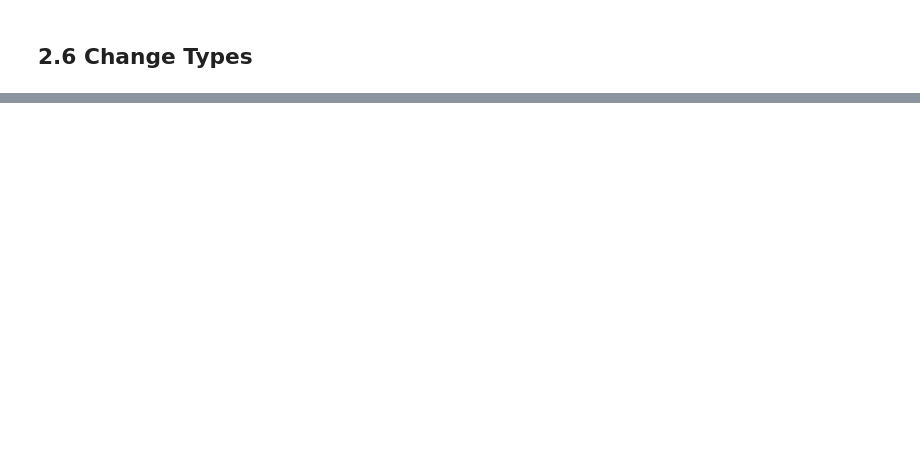
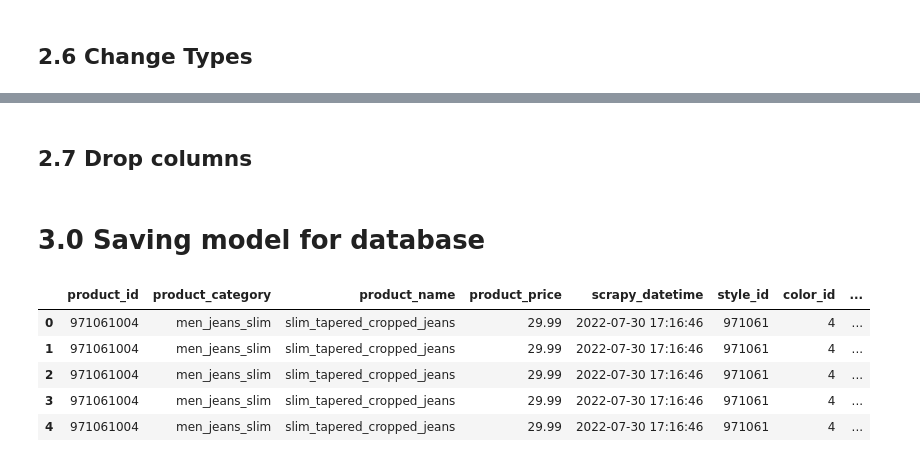
Before and after one commit to SamuelOliveirads/webscraping_jeans, a Jupyter notebook: m02_Webscraping_Jeans.ipynb, the cells around one changed output, grey strips where cells are left out. Drawn from its saved outputs; the diff is of its cells as text; code cells hidden in the pictures; blank space fills up the shorter version.

```diff
--- a/m02_Webscraping_Jeans.ipynb
+++ b/m02_Webscraping_Jeans.ipynb
@@ -360,12 +370,18 @@ dtype: int64
 # %% [markdown]
 ## 2.5 Cleaning Data
 # %%
+# drop duplicates
+data1 = data1.drop_duplicates()
+
 # product_name - undercase and removing special characters
 data1['product_name'] = data1['product_name'].apply(lambda x: x.replace(' ', '_').replace('®', '').lower())
 
 # price - removing "$"
 data1['product_price'] = data1['product_price'].apply(lambda x: x.replace('$ ', ''))
 
+# color_name - undercase and removing space
+data1['color_name'] = data1['color_name'].apply(lambda x: x.replace(' ', '_').replace('/', '_').lower())
+
 # fit - undercase and removing space
 data1['fit'] = data1['fit'].apply(lambda x: x.replace(' ', '_').lower())
 # %%
@@ -376,6 +392,9 @@ data1 = data1[~data1['composition'].str.contains('Shell', na=False)]
 data1 = data1[~data1['composition'].str.contains('Pocket lining', na=False)]
 data1 = data1[~data1['composition'].str.contains('Pocket', na=False)]
 data1 = data1[~data1['composition'].str.contains('Lining', na=False)]
+
+# reset index
+data1 = data1.reset_index(drop=True)
 
 # break composition by comma
 dfaux = data1['composition'].str.split(',', expand=True)
@@ -418,9 +437,9 @@ df_ref.dropna(axis=0, how='all', inplace=True)
 data1 = pd.concat([data1, df_ref], axis=1)
 
 # format composition data
-data1['cotton'] = data1['cotton'].apply(lambda x: re.search('\d+', x).group(0) if pd.notnull(x) else x)
-data1['spandex'] = data1['spandex'].apply(lambda x: re.search('\d+', x).group(0) if pd.notnull(x) else x)
-data1['polyester'] = data1['polyester'].apply(lambda x: re.search('\d+', x).group(0) if pd.notnull(x) else x)
+data1['cotton'] = data1['cotton'].apply(lambda x: int(re.search('\d+', x).group(0))/100 if pd.notnull(x) else x)
+data1['spandex'] = data1['spandex'].apply(lambda x: int(re.search('\d+', x).group(0))/100 if pd.notnull(x) else x)
+data1['polyester'] = data1['polyester'].apply(lambda x: int(re.search('\d+', x).group(0))/100 if pd.notnull(x) else x)
 
 # cleaning NA in polyester
 data1['polyester'].fillna(0, inplace=True)
@@ -473,13 +493,13 @@ data1['style_id'] = data1['style_id'].astype('int64')
 data1['color_id'] = data1['color_id'].astype('int64')
 
 # cotton
-data1['cotton'] = data1['cotton'].astype('int64')
+data1['cotton'] = data1['cotton'].astype('float64')
 
 # spandex
-data1['spandex'] = data1['spandex'].astype('int64')
+data1['spandex'] = data1['spandex'].astype('float64')
 
 # polyester
-data1['polyester'] = data1['polyester'].astype('int64')
+data1['polyester'] = data1['polyester'].astype('float64')
 # %%
 # check result
 data1.dtypes
@@ -504 +525,20 @@ polyester                    int64
 dtype: object
+# %% [markdown]
+## 2.7 Drop columns
+# %%
+# drop composition
+data1.drop(columns='composition', inplace=True)
+# %% [markdown]
+# 3.0 Saving model for database
+# %%
+# Saving model
+#data1.to_csv('F:/SamuelOliveiraAlvesd/Desktop/Data_Science/Projetos/Ds_ao_Dev/webscraping_jeans/dataset/scraping_hm_clean.csv', index=False)
+
+data1.head()
+# %% [output]
+|  | product_id | product_category | product_name | product_price | scrapy_datetime | style_id | color_id | ... |
+| 0 | 971061004 | men_jeans_slim | slim_tapered_cropped_jeans | 29.99 | 2022-07-30 17:16:46 | 971061 | 4 | ... |
+| 1 | 971061004 | men_jeans_slim | slim_tapered_cropped_jeans | 29.99 | 2022-07-30 17:16:46 | 971061 | 4 | ... |
+| 2 | 971061004 | men_jeans_slim | slim_tapered_cropped_jeans | 29.99 | 2022-07-30 17:16:46 | 971061 | 4 | ... |
+| 3 | 971061004 | men_jeans_slim | slim_tapered_cropped_jeans | 29.99 | 2022-07-30 17:16:46 | 971061 | 4 | ... |
+| 4 | 971061004 | men_jeans_slim | slim_tapered_cropped_jeans | 29.99 | 2022-07-30 17:16:46 | 971061 | 4 | ... |
```
Also changed, not shown: parts of 22 cells of this notebook, 4 other files.
